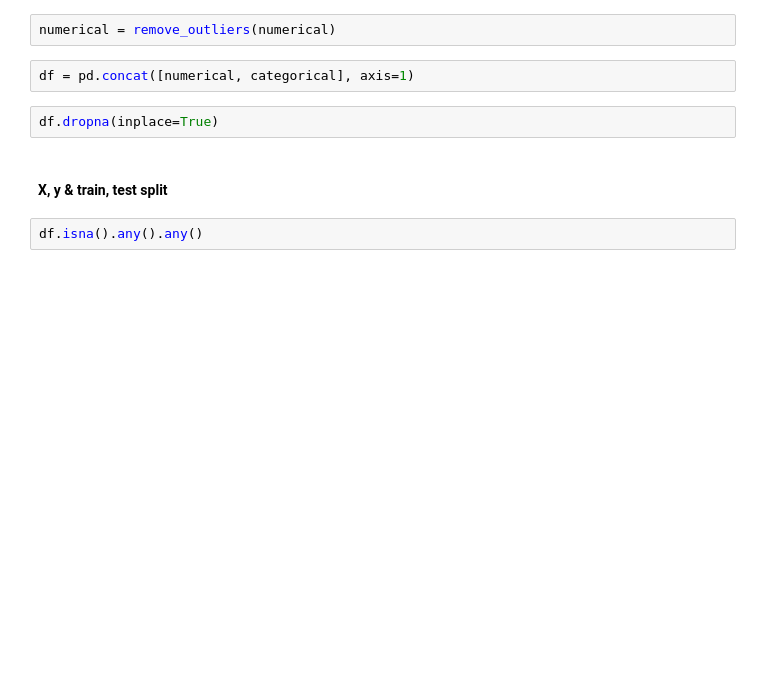
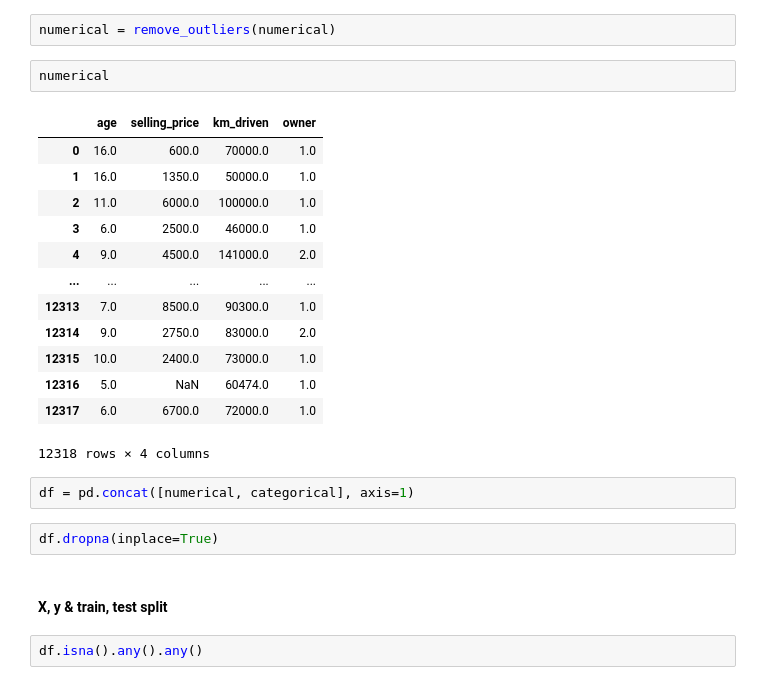
Before and after one commit to vlad-lis/ML-price-prediction, a Jupyter notebook: contribution_files/vlad_v2.ipynb, the cells around one changed output. Drawn from its saved outputs; the diff is of its cells as text; blank space fills up the shorter version.

```diff
--- a/contribution_files/vlad_v2.ipynb
+++ b/contribution_files/vlad_v2.ipynb
@@ -188,5 +204,21 @@ categorical = df.select_dtypes(include=[object])
 # %%
 numerical = remove_outliers(numerical)
+# %%
+numerical
+# %% [output]
+|  | age | selling_price | km_driven | owner |
+| 0 | 16.0 | 600.0 | 70000.0 | 1.0 |
+| 1 | 16.0 | 1350.0 | 50000.0 | 1.0 |
+| 2 | 11.0 | 6000.0 | 100000.0 | 1.0 |
+| 3 | 6.0 | 2500.0 | 46000.0 | 1.0 |
+| 4 | 9.0 | 4500.0 | 141000.0 | 2.0 |
+| ... | ... | ... | ... | ... |
+| 12313 | 7.0 | 8500.0 | 90300.0 | 1.0 |
+| 12314 | 9.0 | 2750.0 | 83000.0 | 2.0 |
+| 12315 | 10.0 | 2400.0 | 73000.0 | 1.0 |
+| 12316 | 5.0 | NaN | 60474.0 | 1.0 |
+| 12317 | 6.0 | 6700.0 | 72000.0 | 1.0 |
+12318 rows × 4 columns
 # %%
 df = pd.concat([numerical, categorical], axis=1)
 # %%
```
Also changed, not shown: parts of 2 cells of this notebook, 1 other file.
